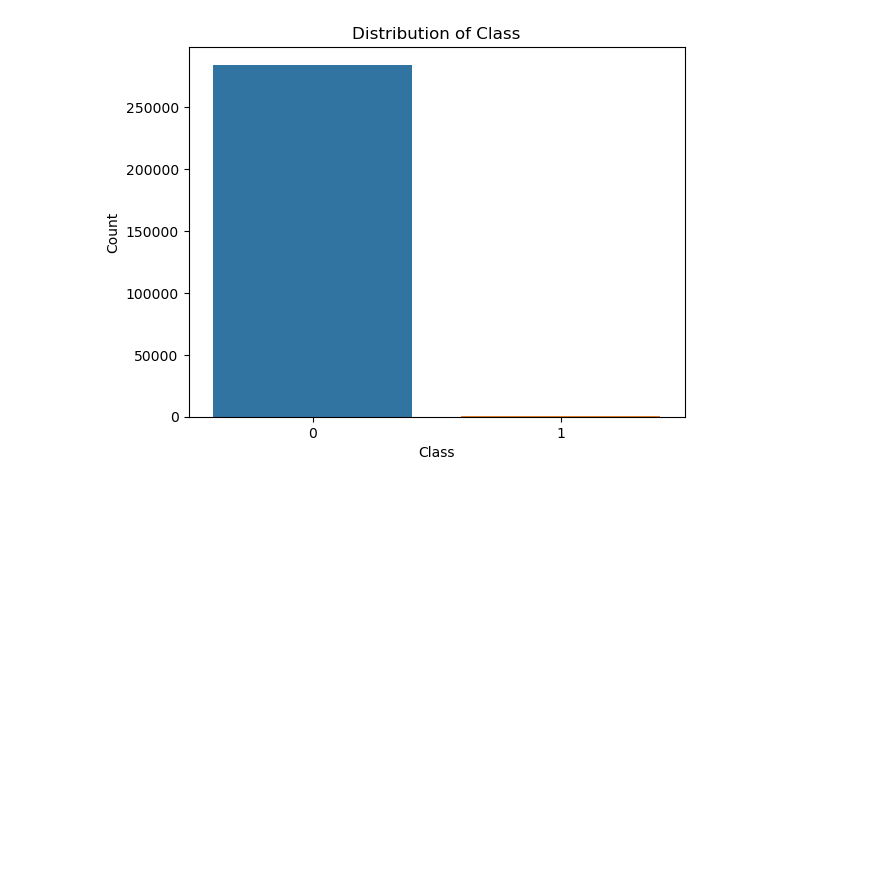
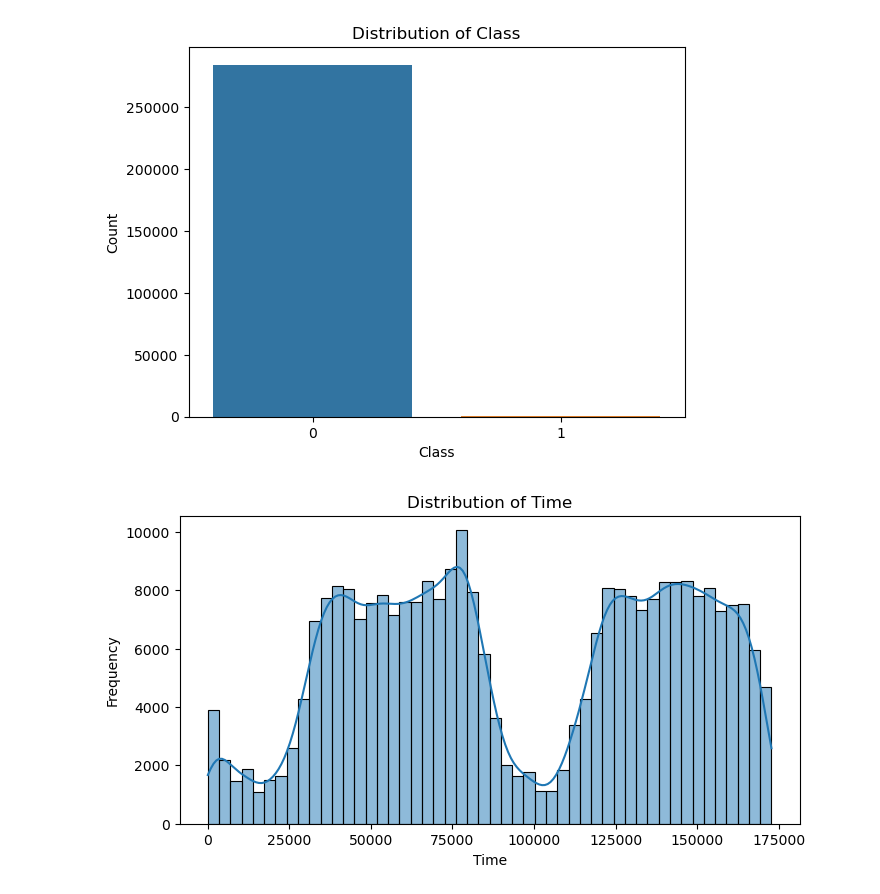
Before and after one commit to GawaleDhanshri/Credit-Card-Fraud-Detection, a Jupyter notebook: Credit Card Fraud Detection.ipynb, the cells around one changed output. Cells and saved outputs as stored; diff of their text form; code cells hidden in the pictures; blank space fills up the shorter version.

```diff
--- a/Credit Card Fraud Detection.ipynb
+++ b/Credit Card Fraud Detection.ipynb
@@ -117,3 +117,12 @@ plt.ylabel("Count")
 plt.show()
 # %% [output]
 [figure]
+# %%
+plt.figure(figsize=(8, 4))
+sns.histplot(df['Time'], kde=True, bins=50)
+plt.title("Distribution of Time")
+plt.xlabel("Time")
+plt.ylabel("Frequency")
+plt.show()
+# %% [output]
+[figure, added]
```
Also changed, not shown: parts of 3 cells of this notebook.
